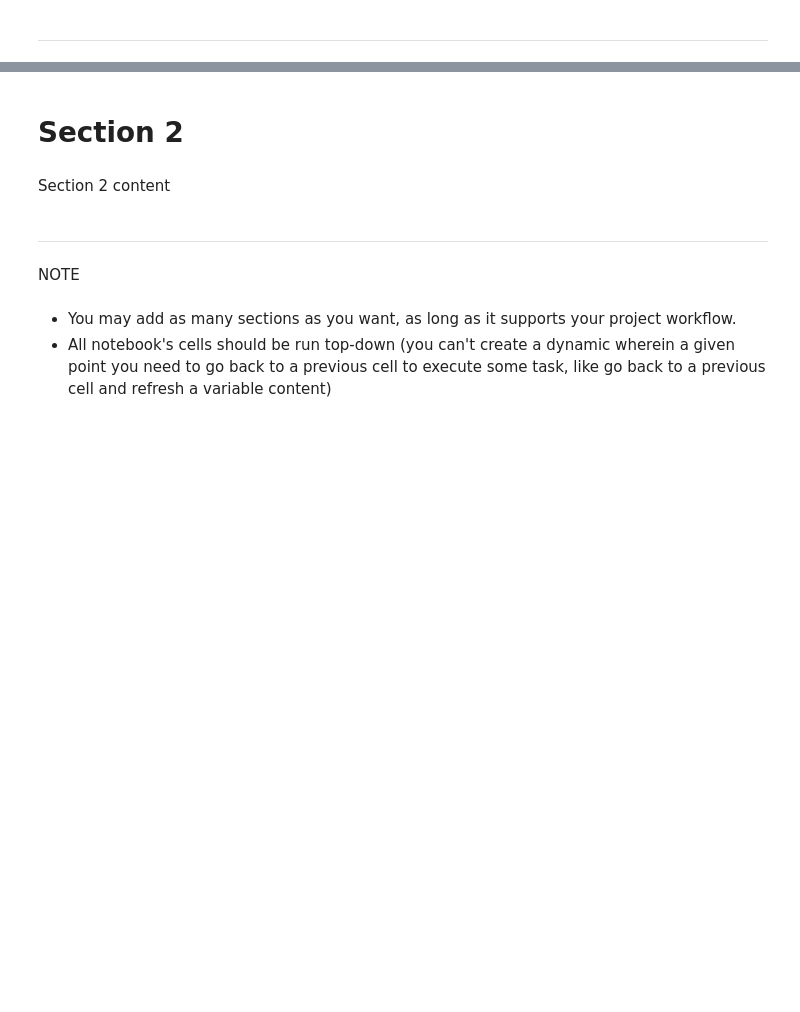
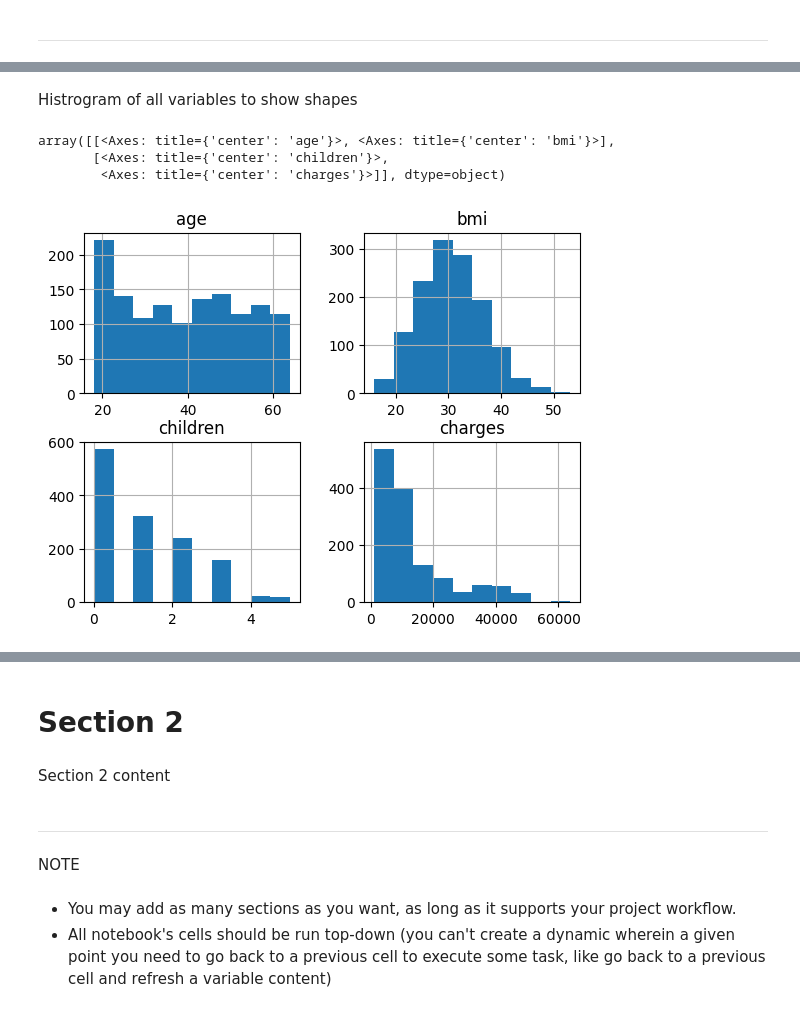
Before and after one commit to JayneLawley/Team_2_Healthcare_Insurance_Project, a Jupyter notebook: jupyter_notebooks/ETL.ipynb, the cells around one changed output, grey strips where cells are left out. Saved outputs shown, nothing was run; the diff lists cells and outputs as text; code cells hidden in the pictures; blank space fills up the shorter version.

```diff
--- a/jupyter_notebooks/ETL.ipynb
+++ b/jupyter_notebooks/ETL.ipynb
@@ -64,0 +120,6 @@ Section 1 content
+# %%
+#remove duplicates
+df = df.drop_duplicates().reset_index(drop=True)
+
+duplicatech = df.duplicated().sum() #check that duplicates are gone
+duplicatech
@@ -64,0 +151,11 @@ Section 1 content
+# %%
+# check male and female is spelt correctly
+df["sex"] = df["sex"].str.strip().str.lower()
+
+
+# check region is spelt correctly
+df["region"] = df["region"].str.strip().str.lower() #  can also do this  print(df['region'].unique()) and id all unique don't need to strip
+
+
+# check smoking is set to yes or no
+df["smoker"] = df["smoker"].str.strip().str.lower()
@@ -64,0 +251,9 @@ Section 1 content
+# %% [markdown]
+Histrogram of all variables to show shapes
+# %%
+df.hist()
+# %% [output]
+array([[<Axes: title={'center': 'age'}>, <Axes: title={'center': 'bmi'}>],
+       [<Axes: title={'center': 'children'}>,
+        <Axes: title={'center': 'charges'}>]], dtype=object)
+[figure, added]
```
Also changed, not shown: parts of 29 cells of this notebook.
